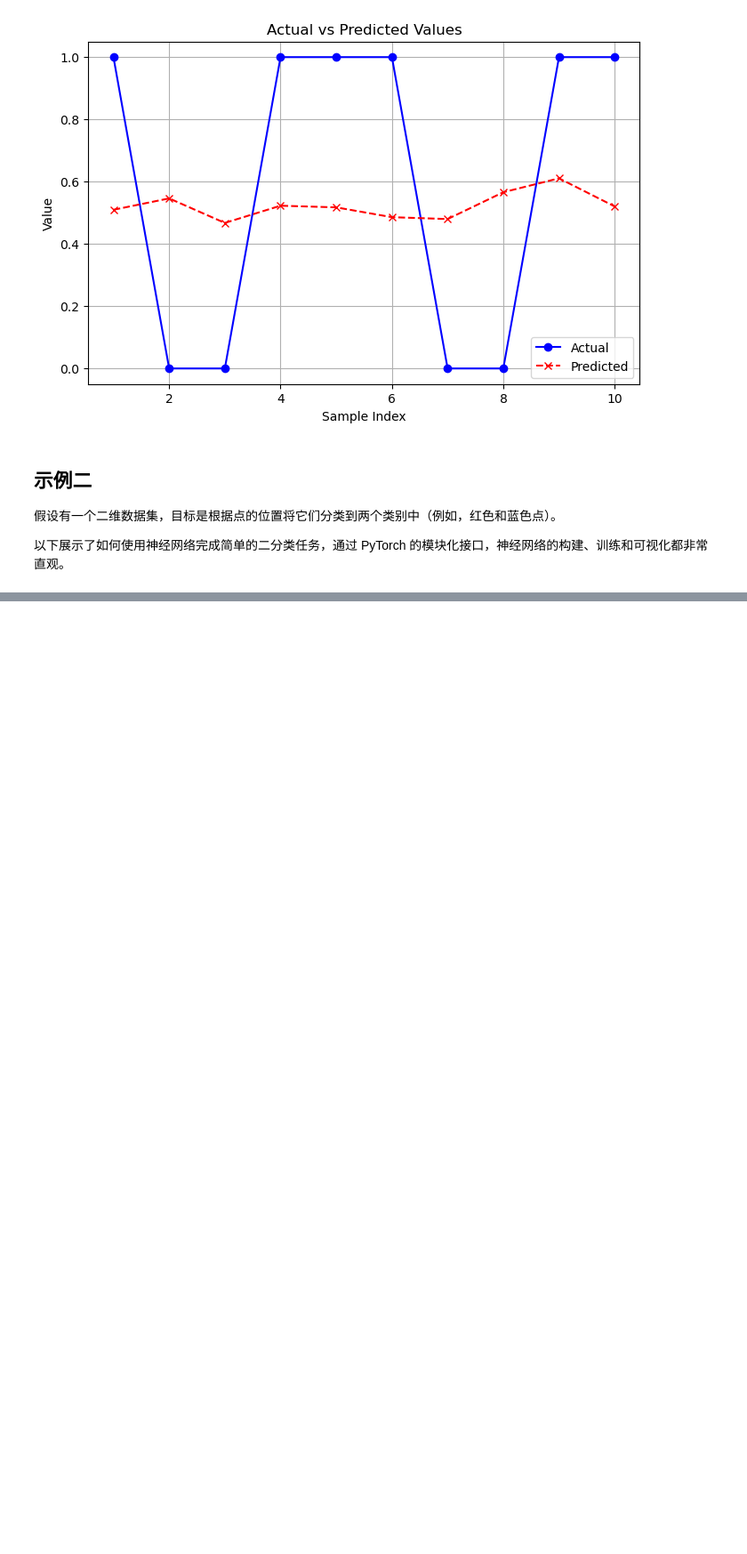
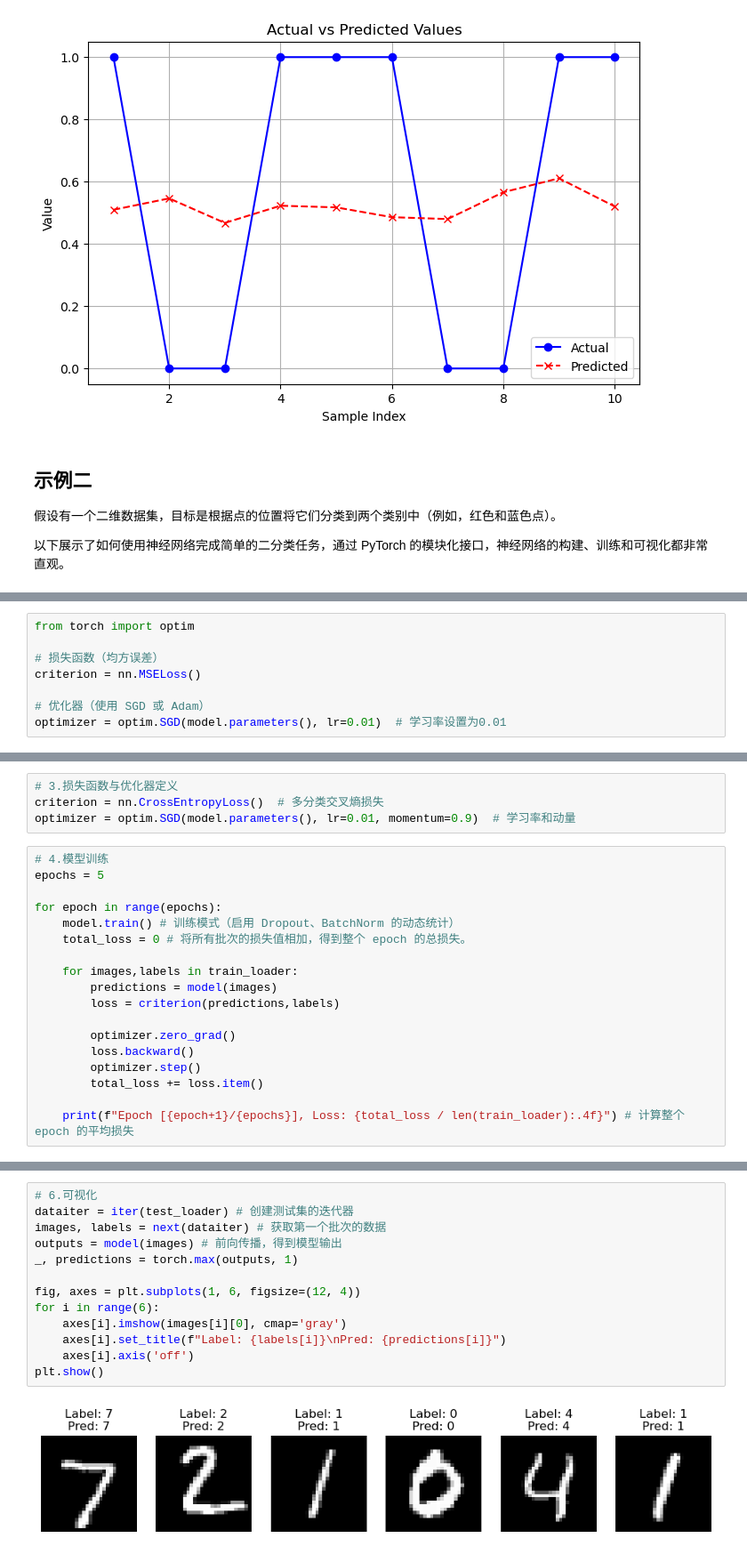
Before and after one commit to floaritay/floaritay.github.io, a Jupyter notebook: DeepLearing/PyTorch.ipynb, the cells around one changed output, grey strips where cells are left out. Shown at 89% size. Drawn from its saved outputs; the diff is of its cells as text; blank space fills up the shorter version.

```diff
--- a/DeepLearing/PyTorch.ipynb
+++ b/DeepLearing/PyTorch.ipynb
@@ -852,0 +1234,8 @@ plt.show()
+# %%
+from torch import optim
+
+# 损失函数（均方误差）
+criterion = nn.MSELoss()
+
+# 优化器（使用 SGD 或 Adam）
+optimizer = optim.SGD(model.parameters(), lr=0.01)  # 学习率设置为0.01
@@ -852,0 +1365,22 @@ plt.show()
+# %%
+# 3.损失函数与优化器定义
+criterion = nn.CrossEntropyLoss()  # 多分类交叉熵损失
+optimizer = optim.SGD(model.parameters(), lr=0.01, momentum=0.9)  # 学习率和动量
+# %%
+# 4.模型训练
+epochs = 5
+
+for epoch in range(epochs):
+    model.train() # 训练模式（启用 Dropout、BatchNorm 的动态统计）
+    total_loss = 0 # 将所有批次的损失值相加，得到整个 epoch 的总损失。
+
+    for images,labels in train_loader:
+        predictions = model(images)
+        loss = criterion(predictions,labels)
+
+        optimizer.zero_grad()
+        loss.backward()
+        optimizer.step()
+        total_loss += loss.item()
+
+    print(f"Epoch [{epoch+1}/{epochs}], Loss: {total_loss / len(train_loader):.4f}") # 计算整个 epoch 的平均损失
@@ -852,0 +1410,15 @@ plt.show()
+# %%
+# 6.可视化
+dataiter = iter(test_loader) # 创建测试集的迭代器
+images, labels = next(dataiter) # 获取第一个批次的数据
+outputs = model(images) # 前向传播，得到模型输出
+_, predictions = torch.max(outputs, 1)
+
+fig, axes = plt.subplots(1, 6, figsize=(12, 4))
+for i in range(6):
+    axes[i].imshow(images[i][0], cmap='gray')
+    axes[i].set_title(f"Label: {labels[i]}\nPred: {predictions[i]}")
+    axes[i].axis('off')
+plt.show()
+# %% [output]
+[figure, added]
```
Also changed, not shown: parts of 43 cells of this notebook, 3 other files.
